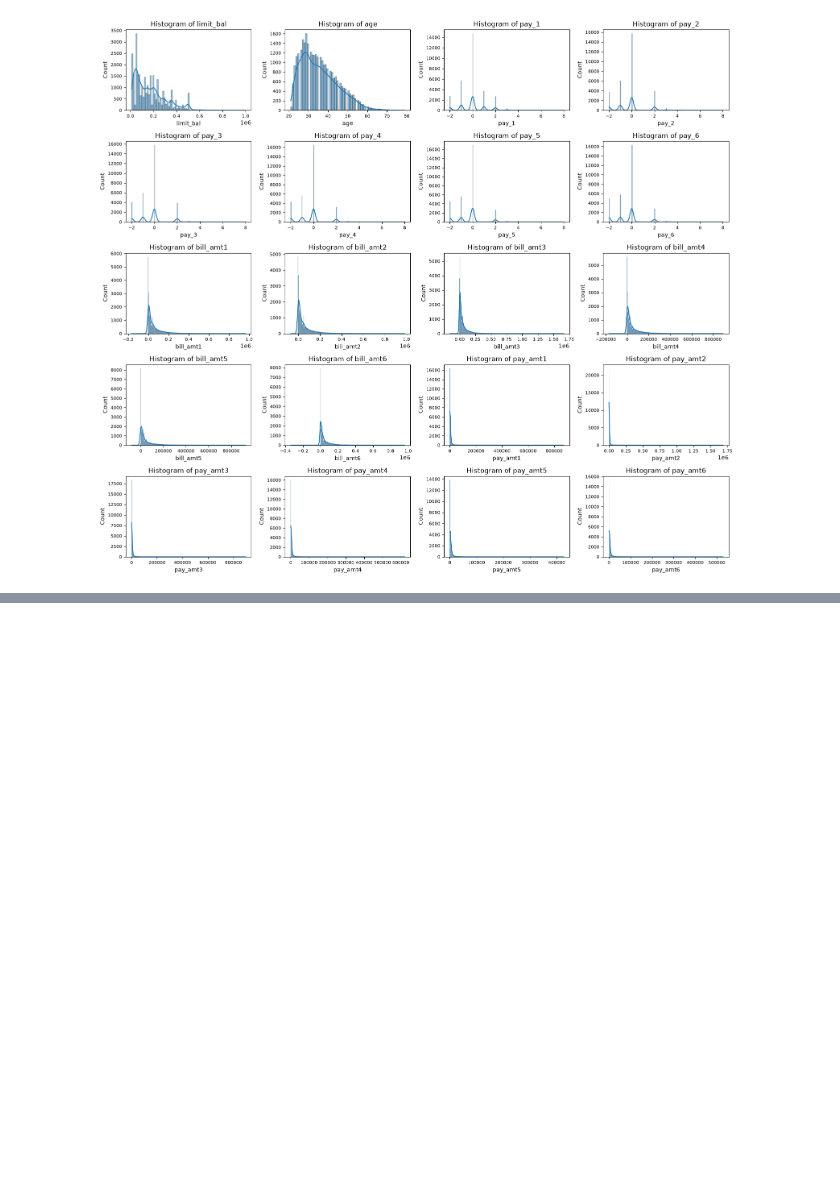
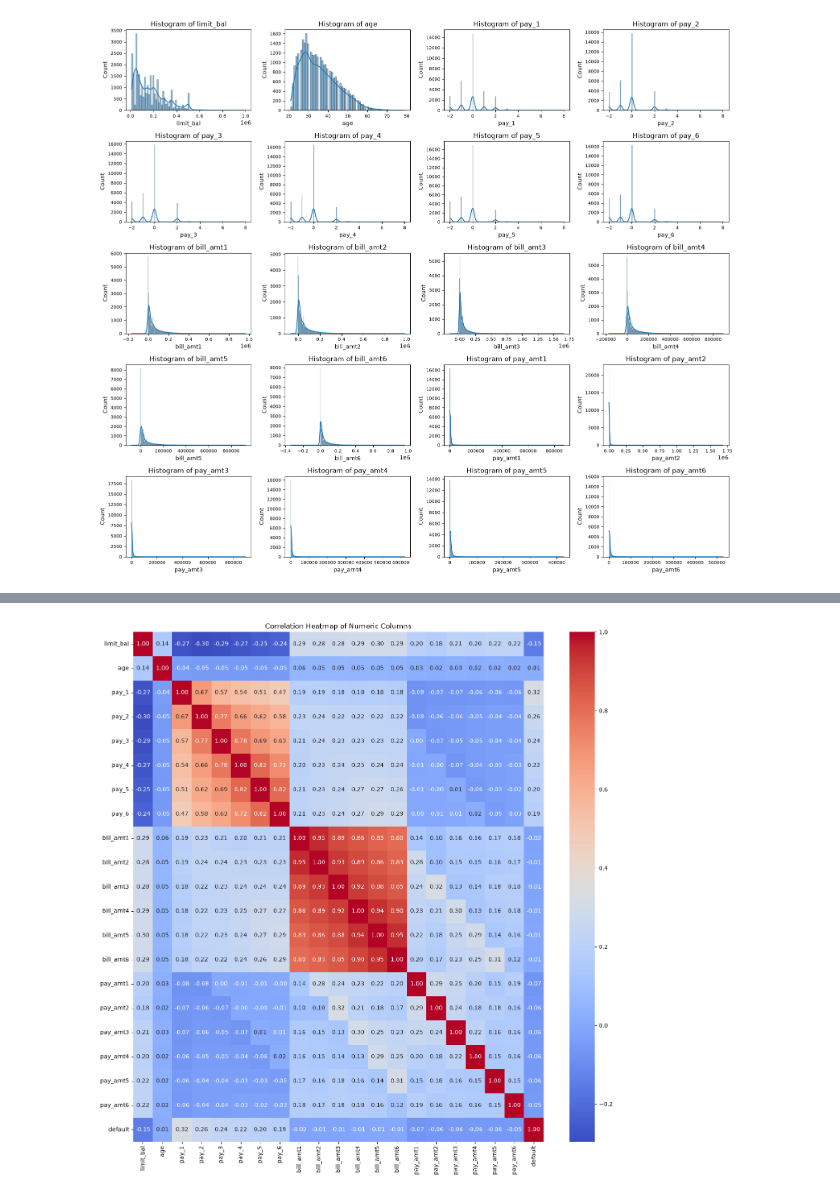
Before and after one commit to cameronmoran23/ADS504-Group6-FinalProject, a Jupyter notebook: eda.ipynb, the cells around one changed output, grey strips where cells are left out. Cells and saved outputs as stored; diff of their text form; code cells hidden in the pictures; blank space fills up the shorter version.

```diff
--- a/eda.ipynb
+++ b/eda.ipynb
@@ -199,0 +227,10 @@ plt.show()
+# %%
+# correlation heatmap for numeric columns against each other and target column
+combined_columns = numeric_cols.to_list() + ['default']  # add default column for correlation heatmap analysis
+correlation_matrix = data_df[combined_columns].corr()
+plt.figure(figsize=(16, 16))
+plt.title('Correlation Heatmap of Numeric Columns')
+sns.heatmap(correlation_matrix, annot=True, fmt=".2f", cmap='coolwarm')
+plt.show()
+# %% [output]
+[figure, added]
```
Also changed, not shown: parts of 3 cells of this notebook.
